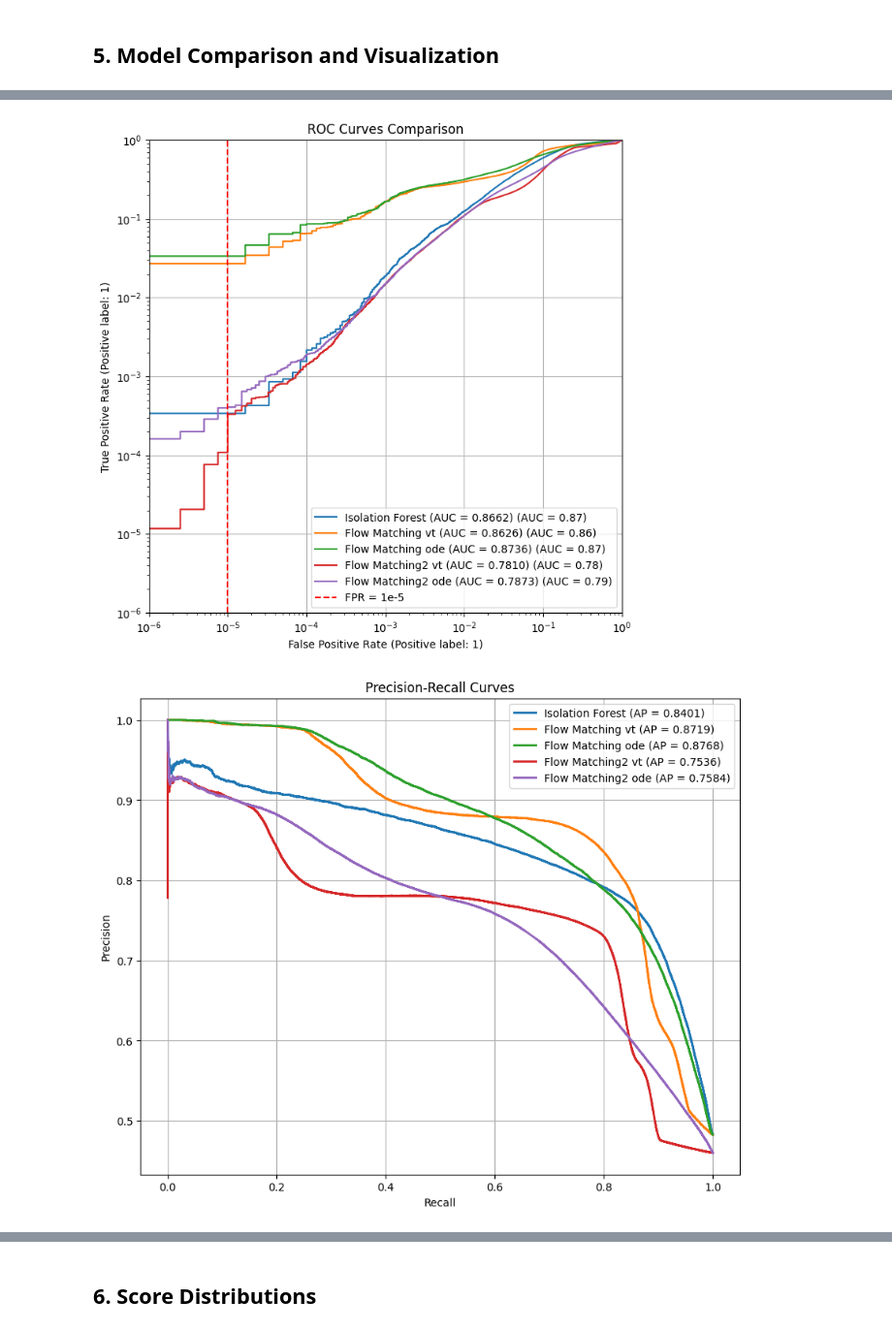
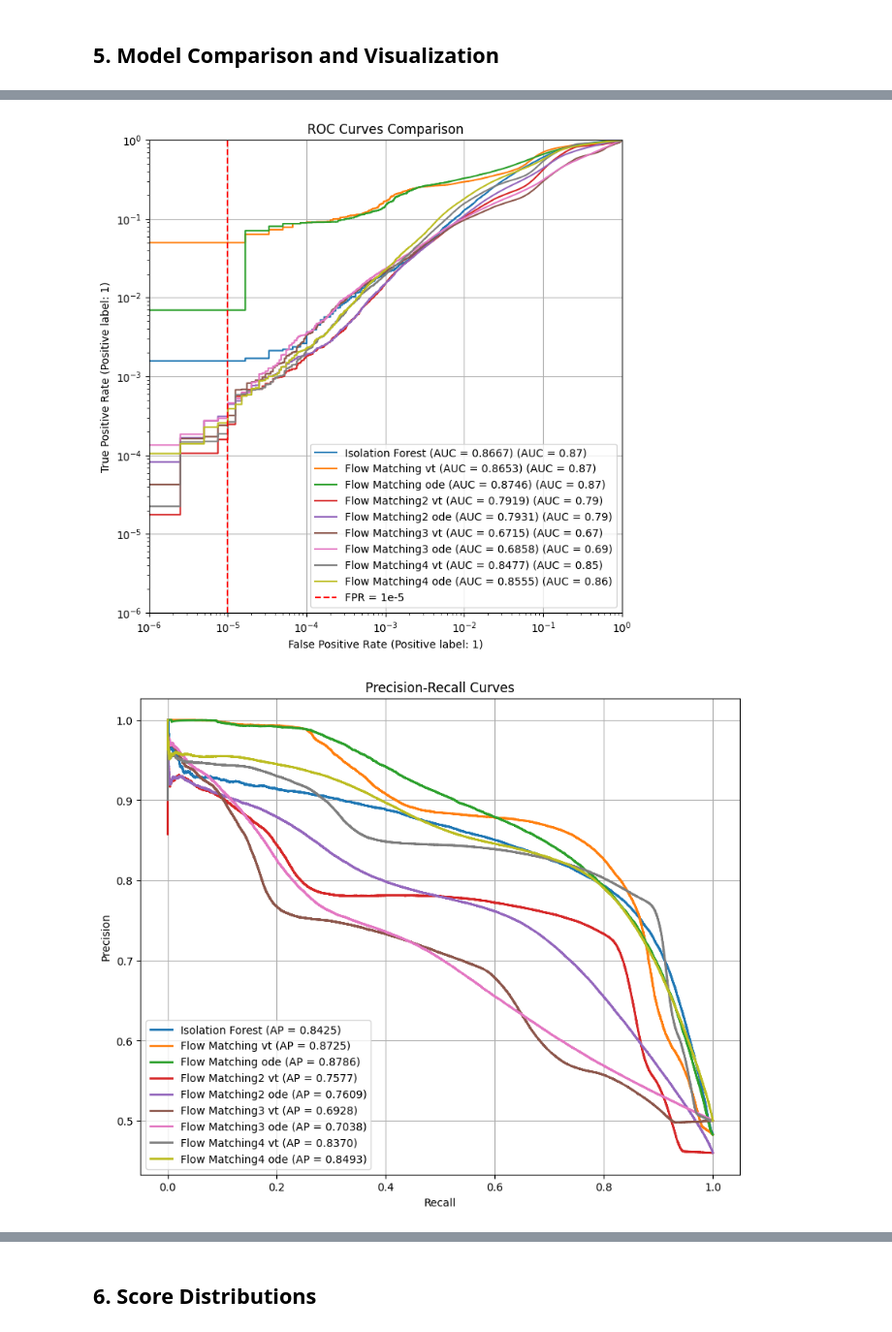
Before and after one commit to francesco-vaselli/fAD, a Jupyter notebook: experiments/test_trainings.ipynb, the cells around one changed output, grey strips where cells are left out. Shown at 97% size. Saved outputs shown, nothing was run; the diff lists cells and outputs as text; code cells hidden in the pictures.

```diff
--- a/experiments/test_trainings.ipynb
+++ b/experiments/test_trainings.ipynb
@@ -78,6 +110,8 @@ X_train = preprocessor.transform(dataset.train, fit=True)
 X_test = preprocessor.transform(dataset.test)
 print("Done")
 X_test2 = preprocessor.transform(dataset2.test)
+X_test3 = preprocessor.transform(dataset3.test)
+X_test4 = preprocessor.transform(dataset4.test)
 # %% [output]
 Preprocessing data...
 Done
@@ -181,7 +215,7 @@ flow_matching = FlowMatchingAnomalyDetector(
     print_every=config["print_every"],
     device=config["device"],
 )
-flow_matching.fit(X_train, mode="OT", reflow=True)
+flow_matching.fit(X_train, mode="OT", reflow=False)
 flow_time = time.time() - start_time
 print(f"Training time: {flow_time:.2f} seconds")
 # %% [output]
@@ -405,6 +601,22 @@ for name, result in results.items():
         # use the second dataset for this model
         RocCurveDisplay.from_predictions(
             dataset2.test_labels,
+            result["scores"],
+            name=f"{name} (AUC = {result['auc']:.4f})",
+            ax=plt.gca(),
+        )
+    elif (name == "Flow Matching3 vt") | (name == "Flow Matching3 ode"):
+        # use the third dataset for this model
+        RocCurveDisplay.from_predictions(
+            dataset3.test_labels,
+            result["scores"],
+            name=f"{name} (AUC = {result['auc']:.4f})",
+            ax=plt.gca(),
+        )
+    elif (name == "Flow Matching4 vt") | (name == "Flow Matching4 ode"):
+        # use the fourth dataset for this model
+        RocCurveDisplay.from_predictions(
+            dataset4.test_labels,
             result["scores"],
             name=f"{name} (AUC = {result['auc']:.4f})",
             ax=plt.gca(),
@@ -436,6 +648,18 @@ for name, result in results.items():
             dataset2.test_labels, result["scores"]
         )
         plt.plot(recall, precision, lw=2, label=f"{name} (AP = {result['ap']:.4f})")
+    elif (name == "Flow Matching3 vt") | (name == "Flow Matching3 ode"):
+        # use the third dataset for this model
+        precision, recall, _ = precision_recall_curve(
+            dataset3.test_labels, result["scores"]
+        )
+        plt.plot(recall, precision, lw=2, label=f"{name} (AP = {result['ap']:.4f})")
+    elif (name == "Flow Matching4 vt") | (name == "Flow Matching4 ode"):
+        # use the fourth dataset for this model
+        precision, recall, _ = precision_recall_curve(
+            dataset4.test_labels, result["scores"]
+        )
+        plt.plot(recall, precision, lw=2, label=f"{name} (AP = {result['ap']:.4f})")
     else:
         precision, recall, _ = precision_recall_curve(
             dataset.test_labels, result["scores"]
@@ -457,2 +685,2 @@ Flow Matching2 ode
-[figure, old version]
+[figure, new version]
-[figure, old version]
+[figure, new version]
```
Also changed, not shown: parts of 19 cells of this notebook.
